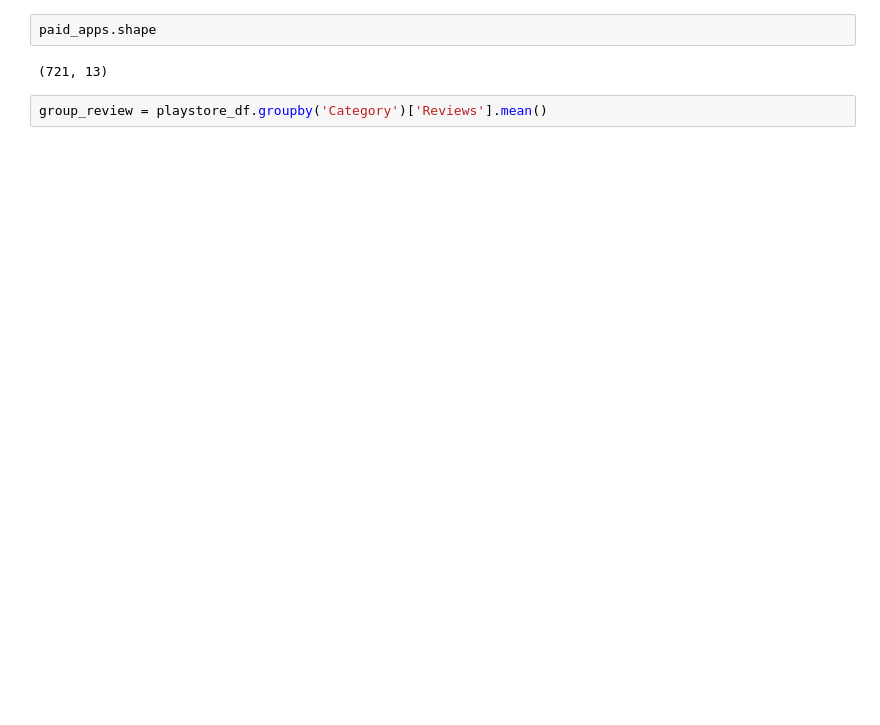
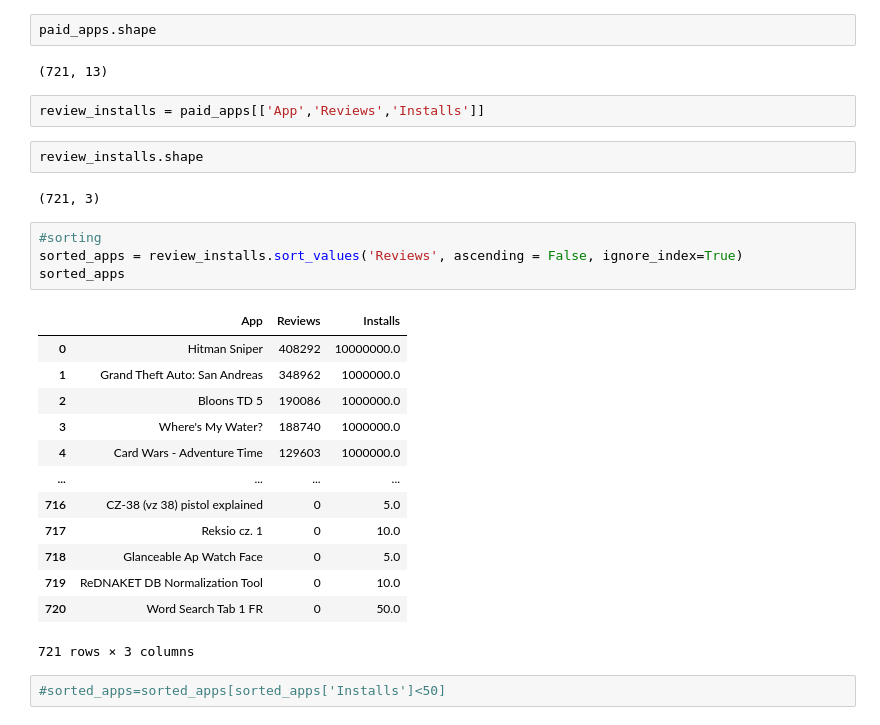
Before and after one commit to SAIKARTHIKLALAM/PlayStore-Data-Analysis, a Jupyter notebook: Copy_of_EDA_PlayStoreData.ipynb, the cells around one changed output. Cells and saved outputs as stored; diff of their text form; blank space fills up the shorter version.

```diff
--- a/Copy_of_EDA_PlayStoreData.ipynb
+++ b/Copy_of_EDA_PlayStoreData.ipynb
@@ -683,5 +696,29 @@ paid_apps
 paid_apps.shape
 # %% [output]
 (721, 13)
-# %%
-group_review = playstore_df.groupby('Category')['Reviews'].mean()
+# %%
+review_installs = paid_apps[['App','Reviews','Installs']]
+# %%
+review_installs.shape
+# %% [output]
+(721, 3)
+# %%
+#sorting
+sorted_apps = review_installs.sort_values('Reviews', ascending = False, ignore_index=True)
+sorted_apps
+# %% [output]
+|  | App | Reviews | Installs |
+| 0 | Hitman Sniper | 408292 | 10000000.0 |
+| 1 | Grand Theft Auto: San Andreas | 348962 | 1000000.0 |
+| 2 | Bloons TD 5 | 190086 | 1000000.0 |
+| 3 | Where's My Water? | 188740 | 1000000.0 |
+| 4 | Card Wars - Adventure Time | 129603 | 1000000.0 |
+| ... | ... | ... | ... |
+| 716 | CZ-38 (vz 38) pistol explained | 0 | 5.0 |
+| 717 | Reksio cz. 1 | 0 | 10.0 |
+| 718 | Glanceable Ap Watch Face | 0 | 5.0 |
+| 719 | ReDNAKET DB Normalization Tool | 0 | 10.0 |
+| 720 | Word Search Tab 1 FR | 0 | 50.0 |
+721 rows × 3 columns
+# %%
+#sorted_apps=sorted_apps[sorted_apps['Installs']<50]
```
Also changed, not shown: parts of 9 cells of this notebook.
